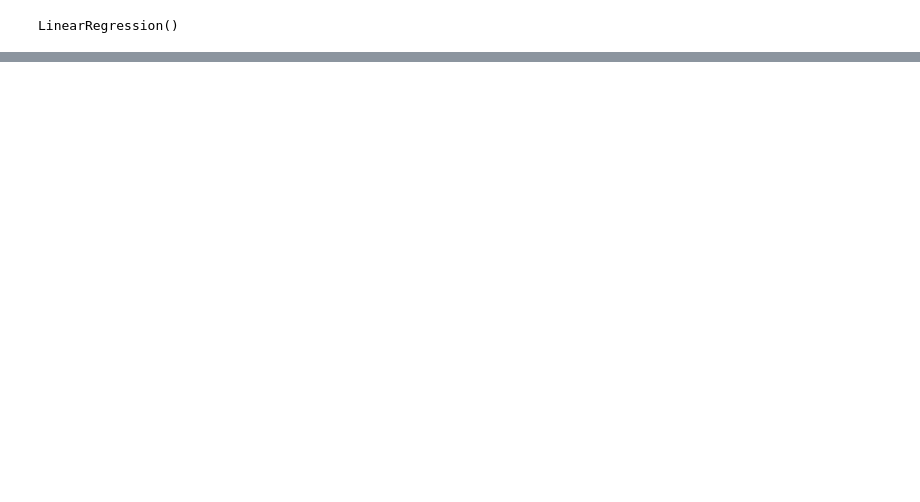
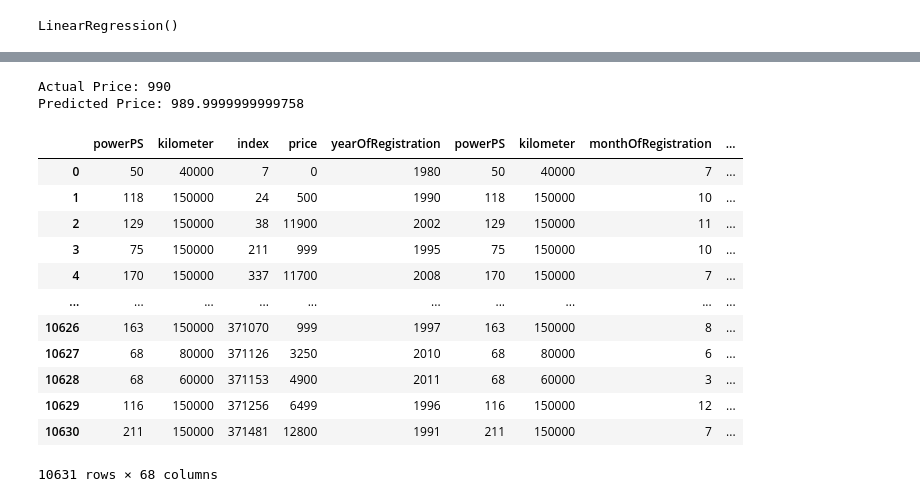
Before and after one commit to Adityanr/ca683_assignment_used_cars, a Jupyter notebook: Models/Linear Reg/modelx.ipynb, the cells around one changed output, grey strips where cells are left out. Cells and saved outputs as stored; diff of their text form; code cells hidden in the pictures; blank space fills up the shorter version.

```diff
--- a/Models/Linear Reg/modelx.ipynb
+++ b/Models/Linear Reg/modelx.ipynb
@@ -100,0 +94,27 @@ plt.show()
+# %%
+# Use the trained model to predict the price of a used car
+sample = X_test.iloc[0]
+actual_price = y_test.iloc[0]
+predicted_price = reg_model.predict([sample])[0]
+
+print("Actual Price:", actual_price)
+print("Predicted Price:", predicted_price)
+# %% [output]
+Actual Price: 990
+Predicted Price: 989.9999999999758
+# %%
+X
+# %% [output]
+|  | powerPS | kilometer | index | price | yearOfRegistration | powerPS | kilometer | monthOfRegistration | ... |
+| 0 | 50 | 40000 | 7 | 0 | 1980 | 50 | 40000 | 7 | ... |
+| 1 | 118 | 150000 | 24 | 500 | 1990 | 118 | 150000 | 10 | ... |
+| 2 | 129 | 150000 | 38 | 11900 | 2002 | 129 | 150000 | 11 | ... |
+| 3 | 75 | 150000 | 211 | 999 | 1995 | 75 | 150000 | 10 | ... |
+| 4 | 170 | 150000 | 337 | 11700 | 2008 | 170 | 150000 | 7 | ... |
+| ... | ... | ... | ... | ... | ... | ... | ... | ... | ... |
+| 10626 | 163 | 150000 | 371070 | 999 | 1997 | 163 | 150000 | 8 | ... |
+| 10627 | 68 | 80000 | 371126 | 3250 | 2010 | 68 | 80000 | 6 | ... |
+| 10628 | 68 | 60000 | 371153 | 4900 | 2011 | 68 | 60000 | 3 | ... |
+| 10629 | 116 | 150000 | 371256 | 6499 | 1996 | 116 | 150000 | 12 | ... |
+| 10630 | 211 | 150000 | 371481 | 12800 | 1991 | 211 | 150000 | 7 | ... |
+10631 rows × 68 columns
```
Also changed, not shown: parts of 10 cells of this notebook, 1 other file.
